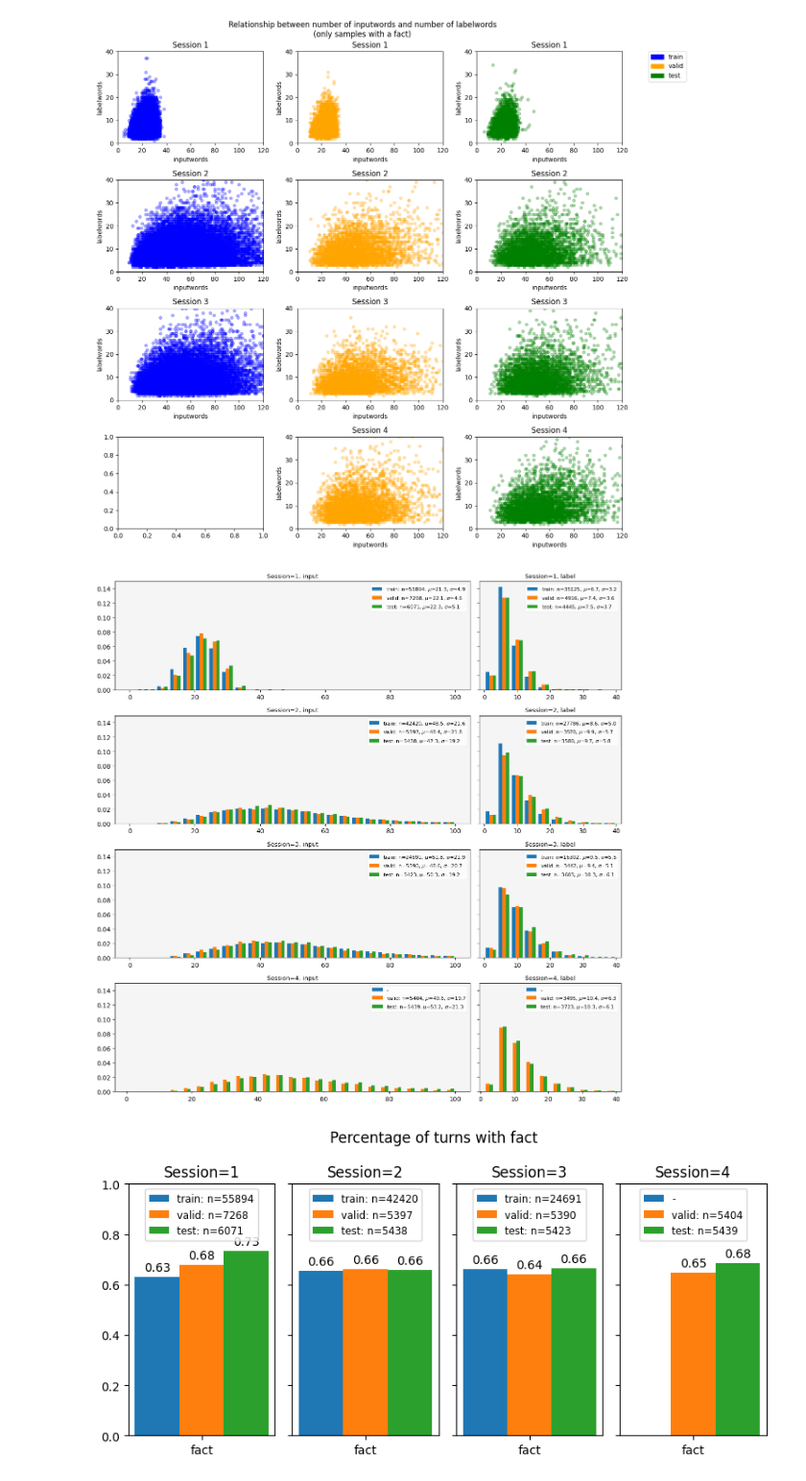
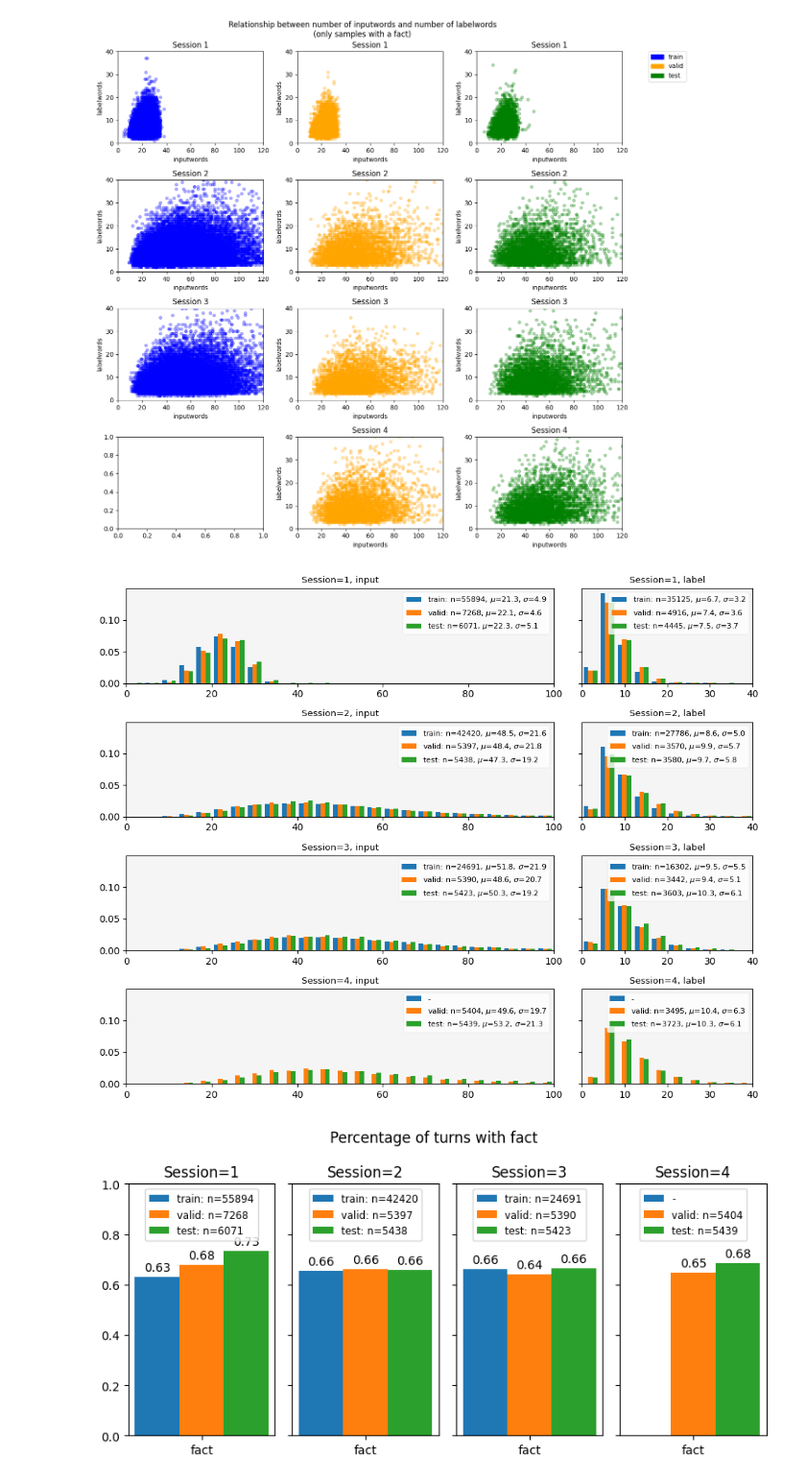
Before and after one commit to FrankVerhoef/pex, a Jupyter notebook: notebooks/visualize_turns.ipynb, the cells around one changed output. Shown at 96% size. Cells and saved outputs as stored; diff of their text form; code cells hidden in the pictures.

```diff
--- a/notebooks/visualize_turns.ipynb
+++ b/notebooks/visualize_turns.ipynb
@@ -302,32 +302,33 @@ fig.tight_layout()
 # %%
 ### ***THESIS*** Figure B.1
 
-fig, ax = plt.subplots(ncols=2, nrows=len(subsets.keys()), figsize=(12, 12), gridspec_kw={'width_ratios': [10, 4]}, sharey=True)
+fig, ax = plt.subplots(ncols=2, nrows=len(subsets.keys()), figsize=(10, 8), gridspec_kw={'width_ratios': [10, 4]}, sharey=True)
 
 def plot_hist_bar(ax, values, session, title, bins, range):
     labels = [f"{subset}: n={len(vals)}, " + r"$\mu$" + f"={vals.mean():.1f}, " + r"$\sigma$" + f"={vals.std():.1f}" for subset, vals in zip(subsets[session], values)]
     if session==4:
         labels = ['-'] + labels # add empty label
         values = [-1] + values # plot a bar, outside the range
     with plt.style.context('seaborn-v0_8-paper'):
         n, bins, patches = ax.hist(values, bins=bins, range=range, density=True, label=labels)
         legend = ax.legend()
         title = ax.set_title(title)
         ax.set_facecolor('whitesmoke')
+        ax.set_xlim(range)
     return ax
 
 for i, session in enumerate(subsets.keys()):
     m_input = [np.hstack([[val] * freq for val, freq in m[session][subset]['inputwords_per_sample']]) for subset in subsets[session]]
     m_label = [np.hstack([[val] * freq for val, freq in m[session][subset]['labelwords_per_sample'] if val != 0]) for subset in subsets[session]]
     bar_axes = plot_hist_bar(ax[i][0], m_input, session, title=f"Session={session}, input", bins=25, range=(0,100))
     bar_axes = plot_hist_bar(ax[i][1], m_label, session, title=f"Session={session}, label", bins=10, range=(0,40))
 
 # fig.suptitle("Distribution of number of words per input sentence (one turn, with two utterances), and label (extracted facts)")
 
 fig.tight_layout()
 plt.savefig('../docs/msc_turns_distribution.pdf', dpi=300, format='pdf', bbox_inches='tight')
 # %% [output]
-[figure, old version]
+[figure, new version]
 # %%
 fig, ax = plt.subplots(nrows=1, ncols=len(subsets.keys()), figsize=(8,4), sharey=True)
 plt.ylim(0, 1.0)
```
Also changed, not shown: parts of 1 cell of this notebook, 30 other files.
